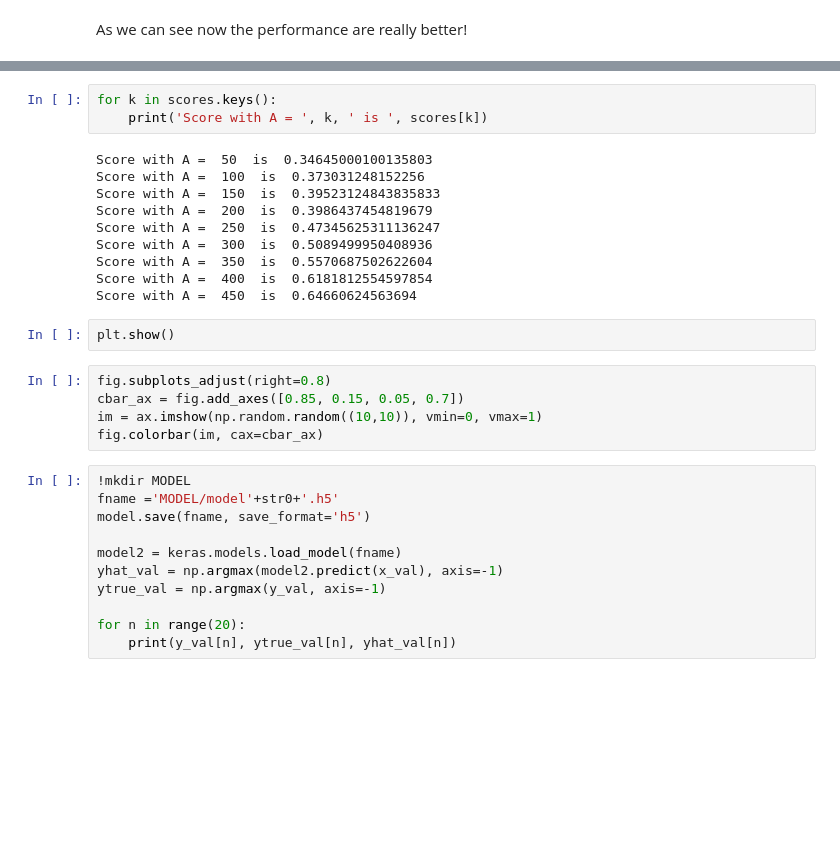
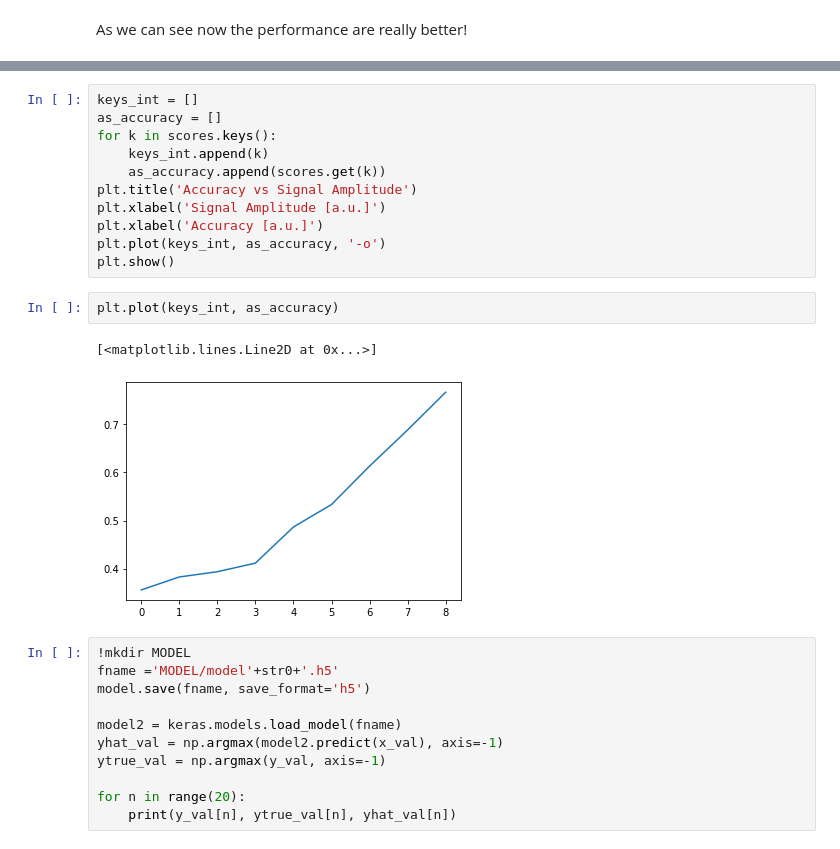
Before and after one commit to giuliacampesan/UniversityAssignments, a Jupyter notebook: 03_week/LoCPdown_Exercise3.ipynb, the cells around one changed output, grey strips where cells are left out. Cells and saved outputs as stored; diff of their text form; blank space fills up the shorter version.

```diff
--- a/03_week/LoCPdown_Exercise3.ipynb
+++ b/03_week/LoCPdown_Exercise3.ipynb
@@ -254,23 +285,19 @@ print(scores)
-# %%
-for k in scores.keys():
-    print('Score with A = ', k, ' is ', scores[k])
-# %% [output]
-Score with A =  50  is  0.34645000100135803
-Score with A =  100  is  0.373031248152256
-Score with A =  150  is  0.39523124843835833
-Score with A =  200  is  0.3986437454819679
-Score with A =  250  is  0.47345625311136247
-Score with A =  300  is  0.5089499950408936
-Score with A =  350  is  0.5570687502622604
-Score with A =  400  is  0.6181812554597854
-Score with A =  450  is  0.64660624563694
-# %%
-plt.show()
-# %%
-fig.subplots_adjust(right=0.8)
-cbar_ax = fig.add_axes([0.85, 0.15, 0.05, 0.7])
-im = ax.imshow(np.random.random((10,10)), vmin=0, vmax=1)
-fig.colorbar(im, cax=cbar_ax)
+# %%
+keys_int = []
+as_accuracy = []
+for k in scores.keys():
+    keys_int.append(k)
+    as_accuracy.append(scores.get(k))
+plt.title('Accuracy vs Signal Amplitude')
+plt.xlabel('Signal Amplitude [a.u.]')
+plt.xlabel('Accuracy [a.u.]')
+plt.plot(keys_int, as_accuracy, '-o')
+plt.show()
+# %%
+plt.plot(keys_int, as_accuracy)
+# %% [output]
+[<matplotlib.lines.Line2D at 0x...>]
+[figure, added]
 # %%
 !mkdir MODEL
 fname ='MODEL/model'+str0+'.h5'
```
Also changed, not shown: parts of 9 cells of this notebook.
